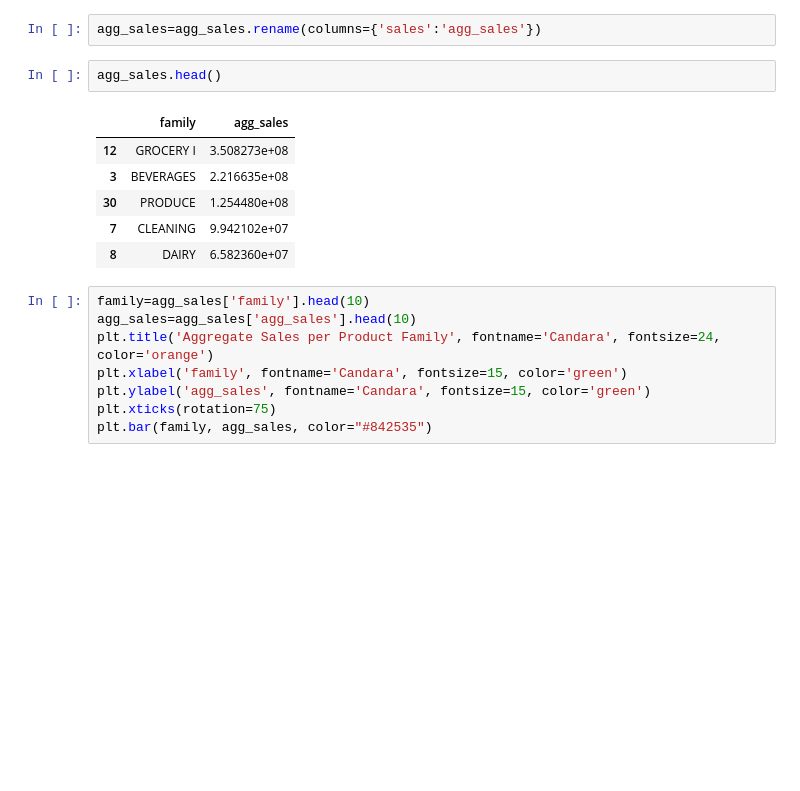
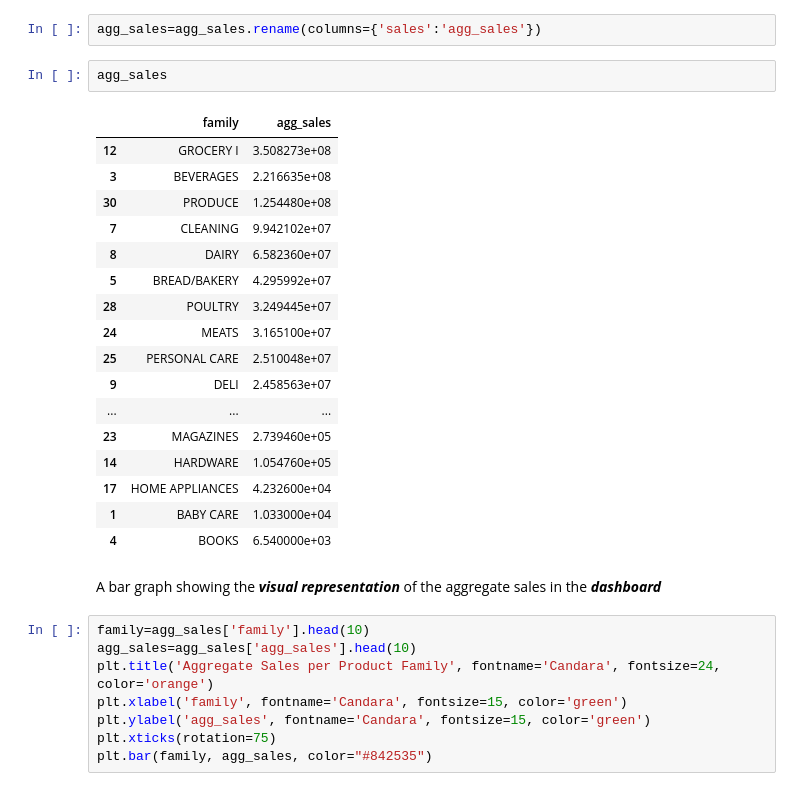
Before and after one commit to Daniel86-hub/Sales_Dashboards, a Jupyter notebook: dashboards_demo.ipynb, the cells around one changed output. Cells and saved outputs as stored; diff of their text form; blank space fills up the shorter version.

```diff
--- a/dashboards_demo.ipynb
+++ b/dashboards_demo.ipynb
@@ -116,14 +135,27 @@ agg_sales=train_1.groupby("family").agg({"sales":"sum"}).reset_index().sort_valu
 # %%
 agg_sales=agg_sales.rename(columns={'sales':'agg_sales'})
 # %%
-agg_sales.head()
+agg_sales
 # %% [output]
 |  | family | agg_sales |
 | 12 | GROCERY I | 3.508273e+08 |
 | 3 | BEVERAGES | 2.216635e+08 |
 | 30 | PRODUCE | 1.254480e+08 |
 | 7 | CLEANING | 9.942102e+07 |
 | 8 | DAIRY | 6.582360e+07 |
+| 5 | BREAD/BAKERY | 4.295992e+07 |
+| 28 | POULTRY | 3.249445e+07 |
+| 24 | MEATS | 3.165100e+07 |
+| 25 | PERSONAL CARE | 2.510048e+07 |
+| 9 | DELI | 2.458563e+07 |
+| ... | ... | ... |
+| 23 | MAGAZINES | 2.739460e+05 |
+| 14 | HARDWARE | 1.054760e+05 |
+| 17 | HOME APPLIANCES | 4.232600e+04 |
+| 1 | BABY CARE | 1.033000e+04 |
+| 4 | BOOKS | 6.540000e+03 |
+# %% [markdown]
+A bar graph showing the ***visual representation*** of the aggregate sales in the ***dashboard***
 # %%
 family=agg_sales['family'].head(10)
 agg_sales=agg_sales['agg_sales'].head(10)
```
Also changed, not shown: parts of 12 cells of this notebook.
